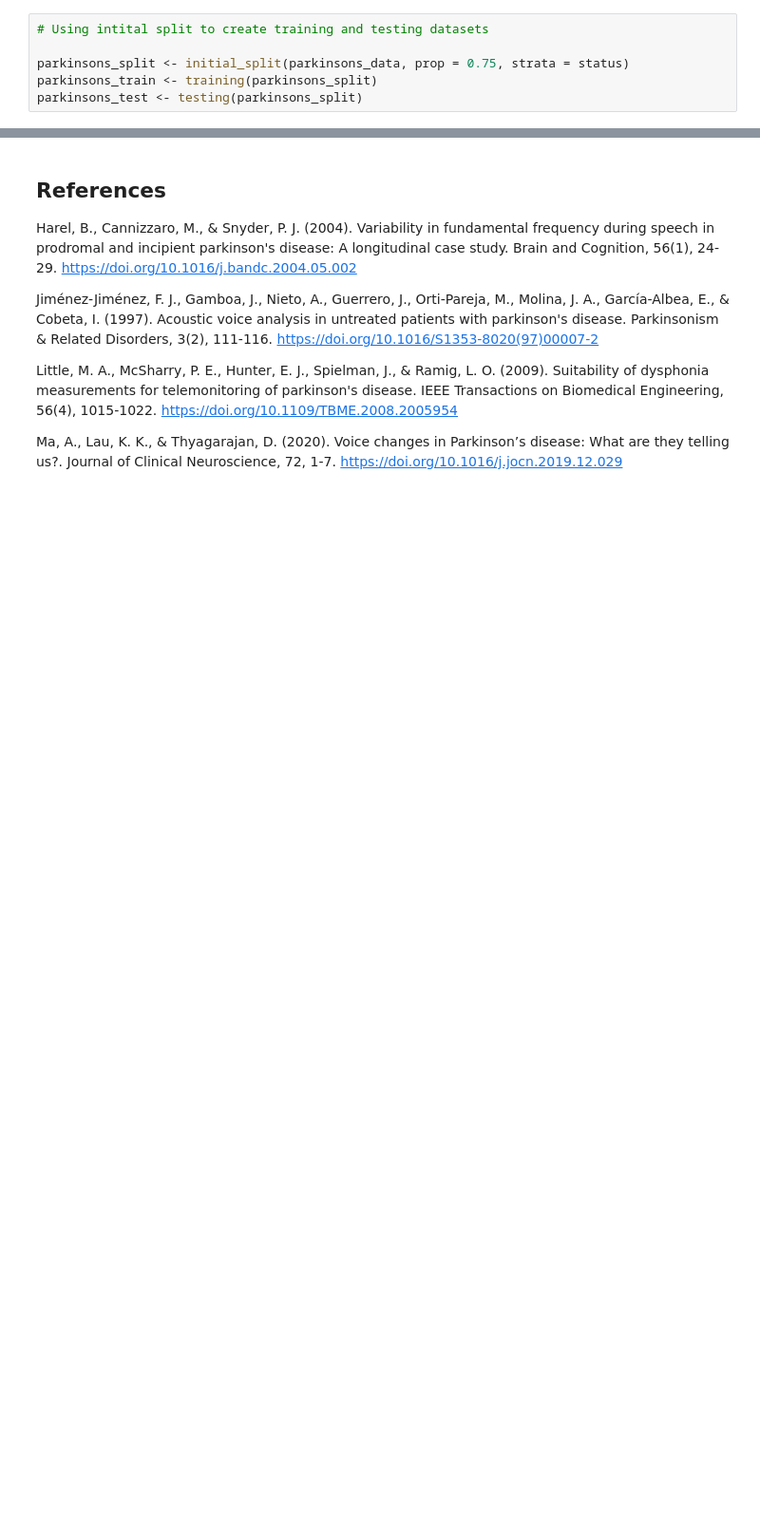
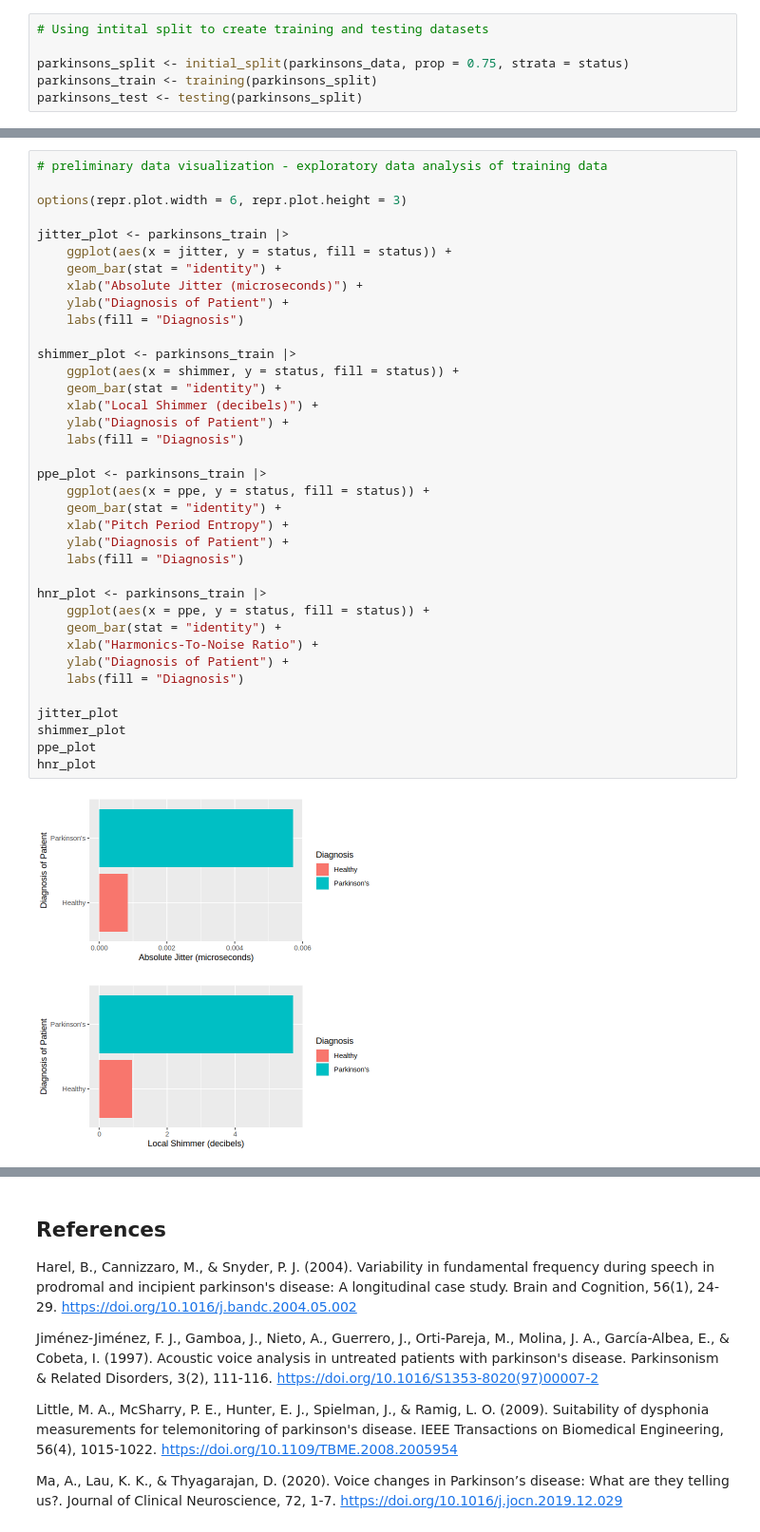
Before and after one commit to naomichoong/ds_project, a Jupyter notebook: Group Proposal.ipynb, the cells around one changed output, grey strips where cells are left out. Shown at 95% size. Cells and saved outputs as stored; diff of their text form; blank space fills up the shorter version.

Commit message:
Added histograms and missing values count

```diff
--- a/Group Proposal.ipynb
+++ b/Group Proposal.ipynb
@@ -85,0 +116,40 @@ parkinsons_test <- testing(parkinsons_split)
+# %%
+# preliminary data visualization - exploratory data analysis of training data
+
+options(repr.plot.width = 6, repr.plot.height = 3)
+
+jitter_plot <- parkinsons_train |>
+    ggplot(aes(x = jitter, y = status, fill = status)) +
+    geom_bar(stat = "identity") +
+    xlab("Absolute Jitter (microseconds)") +
+    ylab("Diagnosis of Patient") +
+    labs(fill = "Diagnosis")
+
+shimmer_plot <- parkinsons_train |>
+    ggplot(aes(x = shimmer, y = status, fill = status)) +
+    geom_bar(stat = "identity") +
+    xlab("Local Shimmer (decibels)") +
+    ylab("Diagnosis of Patient") +
+    labs(fill = "Diagnosis")
+
+ppe_plot <- parkinsons_train |>
+    ggplot(aes(x = ppe, y = status, fill = status)) +
+    geom_bar(stat = "identity") +
+    xlab("Pitch Period Entropy") +
+    ylab("Diagnosis of Patient") +
+    labs(fill = "Diagnosis")
+
+hnr_plot <- parkinsons_train |>
+    ggplot(aes(x = ppe, y = status, fill = status)) +
+    geom_bar(stat = "identity") +
+    xlab("Harmonics-To-Noise Ratio") +
+    ylab("Diagnosis of Patient") +
+    labs(fill = "Diagnosis")
+
+jitter_plot
+shimmer_plot
+ppe_plot
+hnr_plot
+# %% [output]
+[figure, added]
+[figure, added]
```
Also changed, not shown: parts of 5 cells of this notebook.
